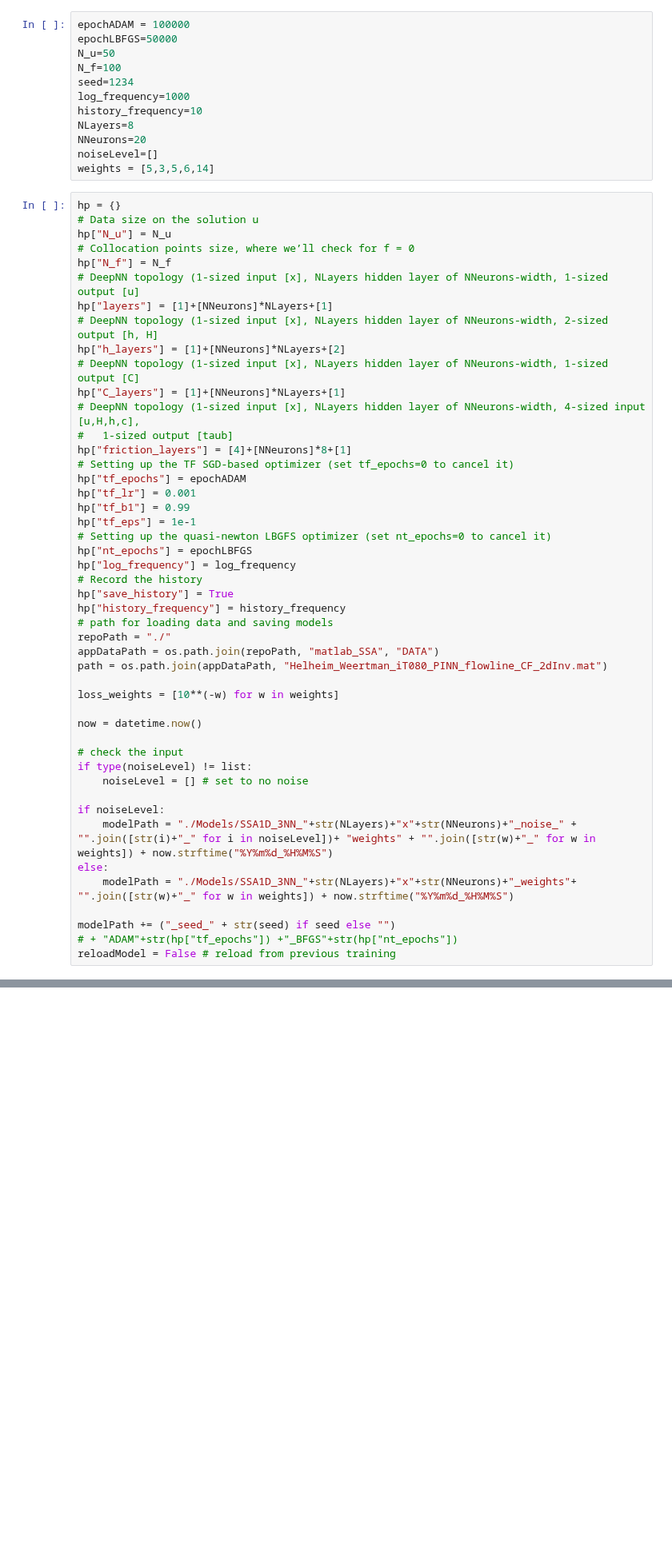
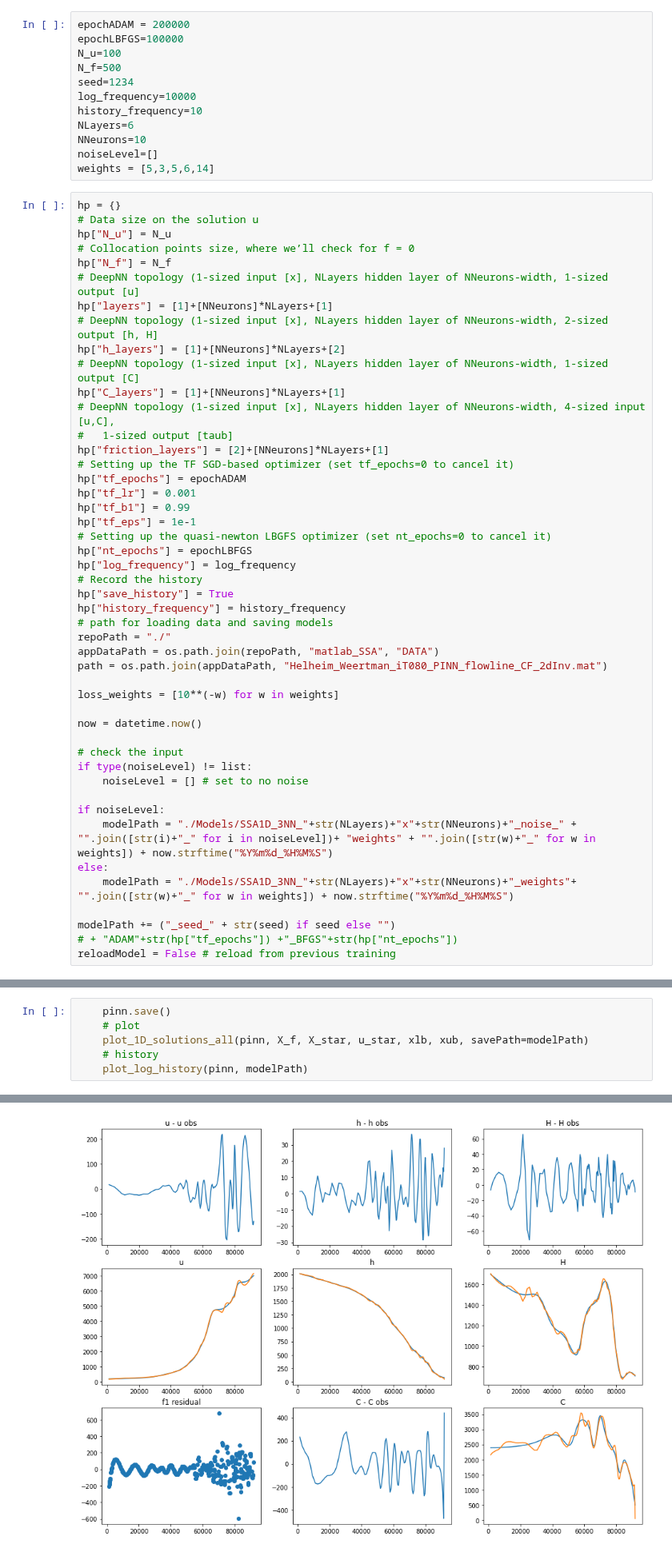
Before and after one commit to enigne/PINNS, a Jupyter notebook: testfrictionNN.ipynb, the cells around one changed output, grey strips where cells are left out. Shown at 80% size. Saved outputs shown, nothing was run; the diff lists cells and outputs as text; blank space fills up the shorter version.

Commit message:
add test friction NN

```diff
--- a/testfrictionNN.ipynb
+++ b/testfrictionNN.ipynb
@@ -8,15 +8,15 @@ from datetime import datetime
 from utils import *
 from equations import *
 # %%
-epochADAM = 100000
-epochLBFGS=50000
-N_u=50
-N_f=100
+epochADAM = 200000
+epochLBFGS=100000
+N_u=100
+N_f=500
 seed=1234
-log_frequency=1000
+log_frequency=10000
 history_frequency=10
-NLayers=8
-NNeurons=20
+NLayers=6
+NNeurons=10
 noiseLevel=[]
 weights = [5,3,5,6,14]
 # %%
@@ -31,9 +31,9 @@ hp["layers"] = [1]+[NNeurons]*NLayers+[1]
 hp["h_layers"] = [1]+[NNeurons]*NLayers+[2]
 # DeepNN topology (1-sized input [x], NLayers hidden layer of NNeurons-width, 1-sized output [C]
 hp["C_layers"] = [1]+[NNeurons]*NLayers+[1]
-# DeepNN topology (1-sized input [x], NLayers hidden layer of NNeurons-width, 4-sized input [u,H,h,c],
+# DeepNN topology (1-sized input [x], NLayers hidden layer of NNeurons-width, 4-sized input [u,C],
 #   1-sized output [taub]
-hp["friction_layers"] = [4]+[NNeurons]*8+[1]
+hp["friction_layers"] = [2]+[NNeurons]*NLayers+[1]
 # Setting up the TF SGD-based optimizer (set tf_epochs=0 to cancel it)
 hp["tf_epochs"] = epochADAM
 hp["tf_lr"] = 0.001
@@ -88,0 +304,7 @@ pinn = SSA1D_frictionNN(hp, logger, X_f,
+# %%
+    pinn.save()
+    # plot
+    plot_1D_solutions_all(pinn, X_f, X_star, u_star, xlb, xub, savePath=modelPath)
+    # history
+    plot_log_history(pinn, modelPath)
+# %% [output]
@@ -88,0 +312 @@ pinn = SSA1D_frictionNN(hp, logger, X_f,
+[figure, added]
```
Also changed, not shown: parts of 4 cells of this notebook, 1 other file.
